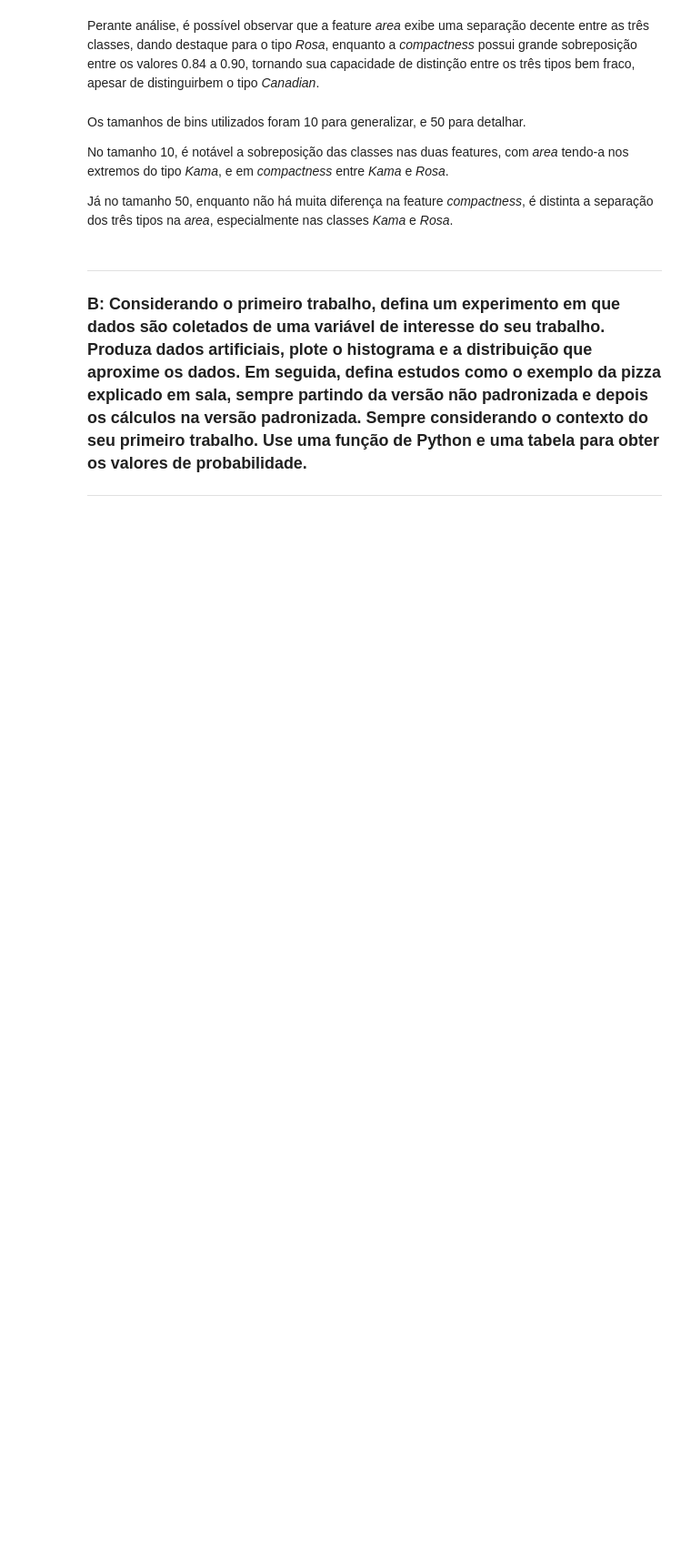
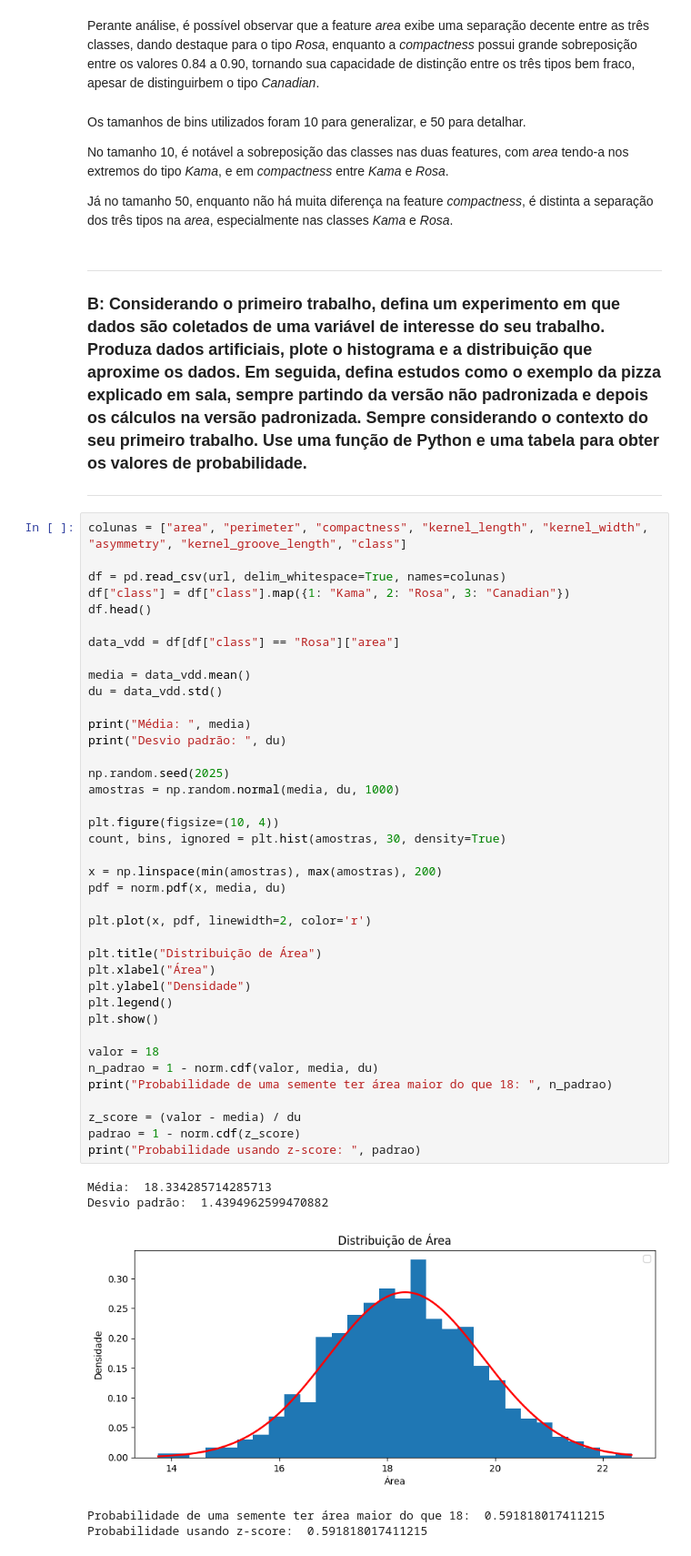
Before and after one commit to jeffersondamasceno/Estatistica-LLM-Atividade1, a Jupyter notebook: Estatistica_LLM_Atividade1.ipynb, the cells around one changed output. Shown at 91% size. Drawn from its saved outputs; the diff is of its cells as text; blank space fills up the shorter version.

```diff
--- a/Estatistica_LLM_Atividade1.ipynb
+++ b/Estatistica_LLM_Atividade1.ipynb
@@ -67,3 +69,48 @@ Já no tamanho 50, enquanto não há muita diferença na feature *compactness*,
 ---
 ### **B:** Considerando o primeiro trabalho, defina um experimento em que dados são coletados de uma variável de interesse do seu trabalho. Produza dados artificiais, plote o histograma e a distribuição que aproxime os dados. Em seguida, defina estudos como o exemplo da pizza explicado em sala, sempre partindo da versão não padronizada e depois os cálculos na versão padronizada. Sempre considerando o contexto do seu primeiro trabalho. Use uma função de Python e uma tabela para obter os valores de probabilidade.
 ---
+# %%
+colunas = ["area", "perimeter", "compactness", "kernel_length", "kernel_width", "asymmetry", "kernel_groove_length", "class"]
+
+df = pd.read_csv(url, delim_whitespace=True, names=colunas)
+df["class"] = df["class"].map({1: "Kama", 2: "Rosa", 3: "Canadian"})
+df.head()
+
+data_vdd = df[df["class"] == "Rosa"]["area"]
+
+media = data_vdd.mean()
+du = data_vdd.std()
+
+print("Média: ", media)
+print("Desvio padrão: ", du)
+
+np.random.seed(2025)
+amostras = np.random.normal(media, du, 1000)
+
+plt.figure(figsize=(10, 4))
+count, bins, ignored = plt.hist(amostras, 30, density=True)
+
+x = np.linspace(min(amostras), max(amostras), 200)
+pdf = norm.pdf(x, media, du)
+
+plt.plot(x, pdf, linewidth=2, color='r')
+
+plt.title("Distribuição de Área")
+plt.xlabel("Área")
+plt.ylabel("Densidade")
+plt.legend()
+plt.show()
+
+valor = 18
+n_padrao = 1 - norm.cdf(valor, media, du)
+print("Probabilidade de uma semente ter área maior do que 18: ", n_padrao)
+
+z_score = (valor - media) / du
+padrao = 1 - norm.cdf(z_score)
+print("Probabilidade usando z-score: ", padrao)
+# %% [output]
+Média:  18.334285714285713
+Desvio padrão:  1.4394962599470882
+[figure, added]
+Probabilidade de uma semente ter área maior do que 18:  0.591818017411215
+Probabilidade usando z-score:  0.591818017411215
```
Also changed, not shown: parts of 7 cells of this notebook.
